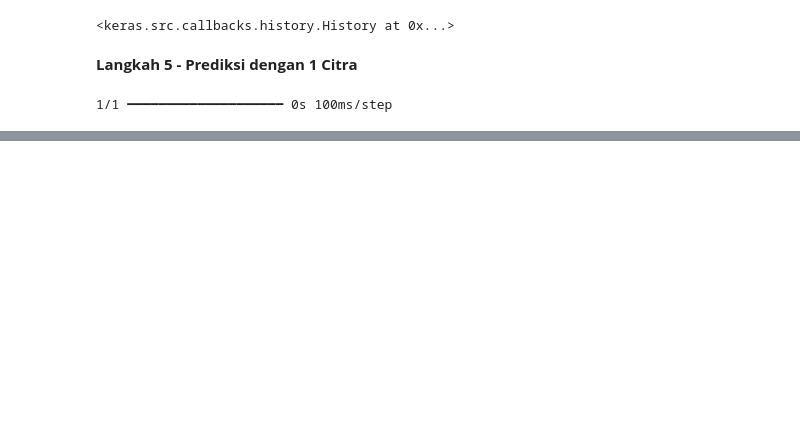
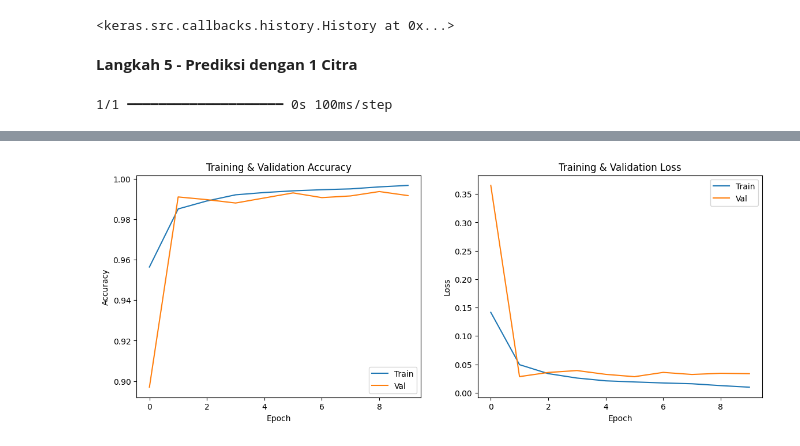
Before and after one commit to suckgitariuses/Machine_Learning, a Jupyter notebook: JS14_CNNipynb.ipynb, the cells around one changed output, grey strips where cells are left out. Cells and saved outputs as stored; diff of their text form; code cells hidden in the pictures; blank space fills up the shorter version.

```diff
--- a/JS14_CNNipynb.ipynb
+++ b/JS14_CNNipynb.ipynb
@@ -127,0 +364,25 @@ else:
+# %%
+# Plot Accuracy & Loss
+plt.figure(figsize=(14,5))
+
+# Accuracy plot
+plt.subplot(1, 2, 1)
+plt.plot(history.history['accuracy'])
+plt.plot(history.history['val_accuracy'])
+plt.title('Training & Validation Accuracy')
+plt.xlabel('Epoch')
+plt.ylabel('Accuracy')
+plt.legend(['Train', 'Val'])
+
+# Loss plot
+plt.subplot(1, 2, 2)
+plt.plot(history.history['loss'])
+plt.plot(history.history['val_loss'])
+plt.title('Training & Validation Loss')
+plt.xlabel('Epoch')
+plt.ylabel('Loss')
+plt.legend(['Train', 'Val'])
+
+plt.show()
+# %% [output]
+[figure, added]
```
Also changed, not shown: parts of 27 cells of this notebook.
